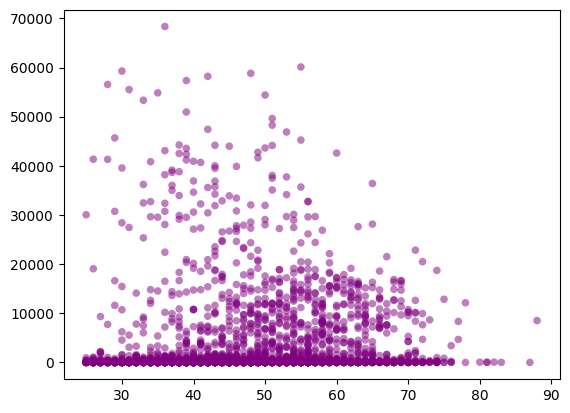
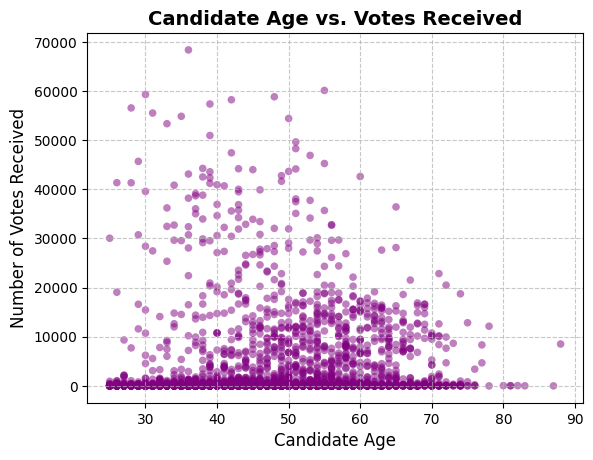
Unified diff of the notebook cell whose output changed from the first chart to the second:
--- before
+++ after
@@ -1,2 +1,6 @@
 # plot candidate age against the number of votes received
 plt.scatter(df_master['age'], df_master['votes'], color='purple', alpha=0.5, edgecolor='none', s=30)
+plt.title('Candidate Age vs. Votes Received', fontsize=14, fontweight='bold')
+plt.xlabel('Candidate Age', fontsize=12)
+plt.ylabel('Number of Votes Received', fontsize=12)
+plt.grid(True, linestyle='--', alpha=0.7)

Commit: Added more lable and grids to the candidate vs votes plot